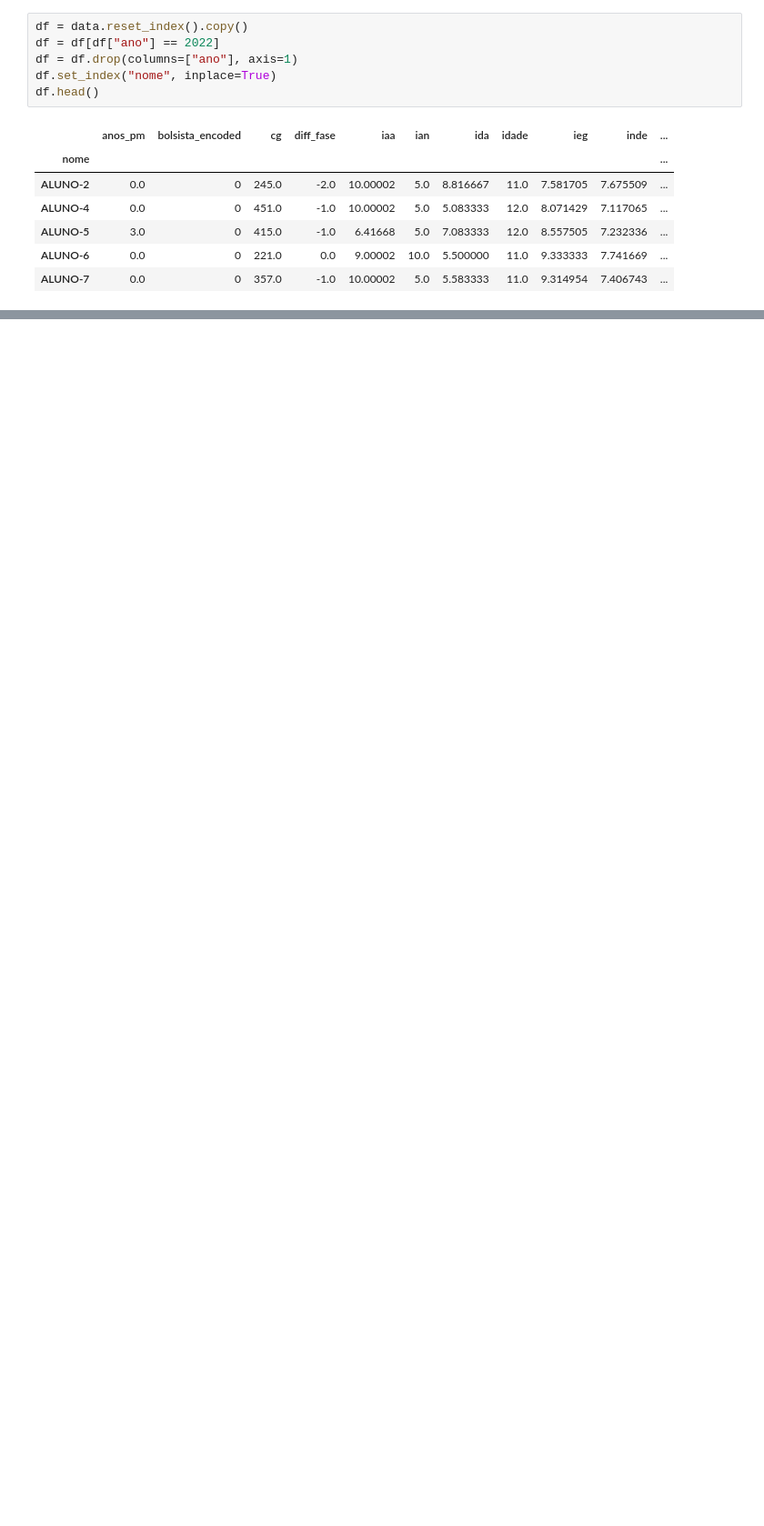
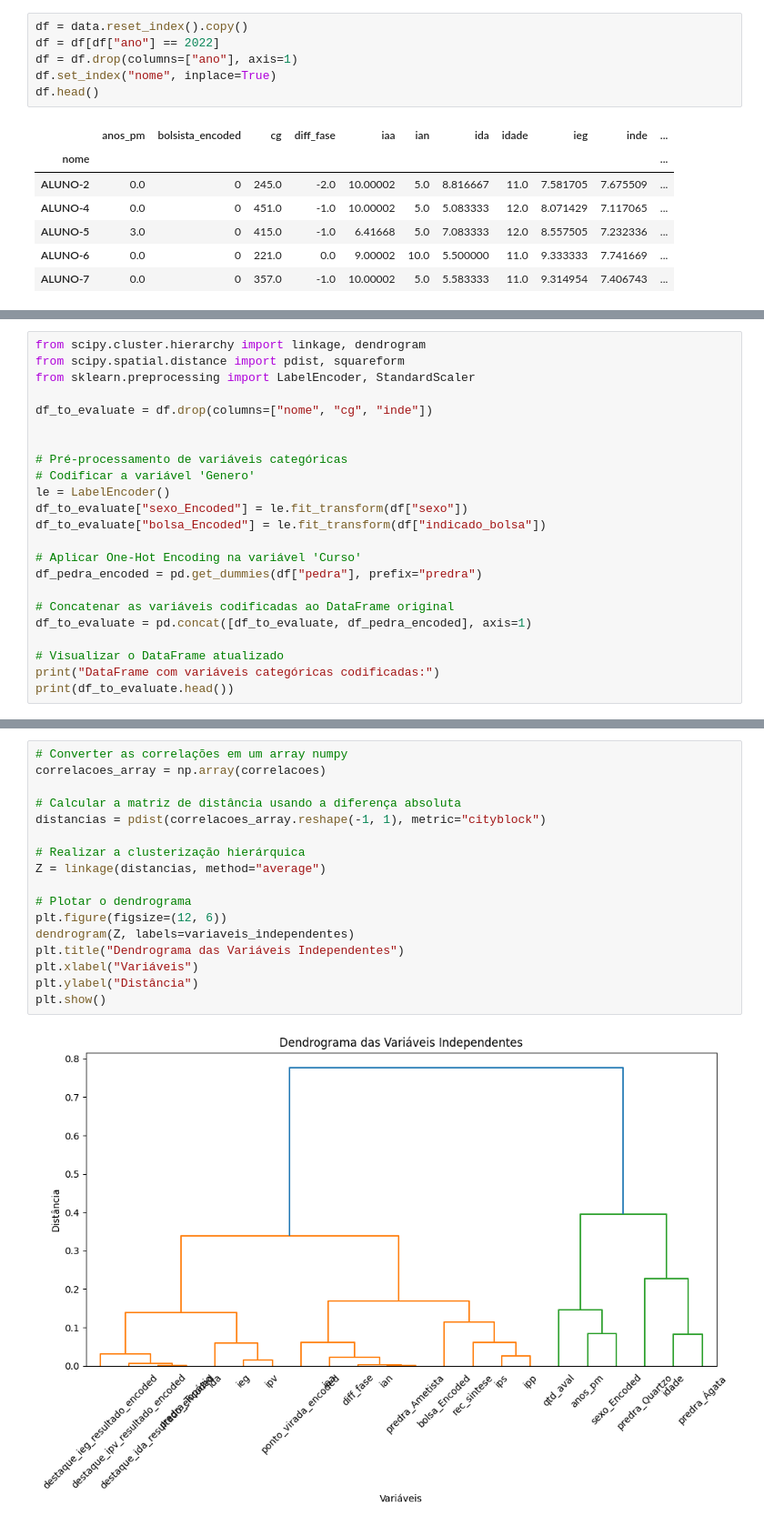
Before and after one commit to carlosvneves/fiap_datathonapp, a Jupyter notebook: notebooks/Clustering-Ranking.ipynb, the cells around one changed output, grey strips where cells are left out. Shown at 91% size. Saved outputs shown, nothing was run; the diff lists cells and outputs as text; blank space fills up the shorter version.

```diff
--- a/notebooks/Clustering-Ranking.ipynb
+++ b/notebooks/Clustering-Ranking.ipynb
@@ -708,0 +627,23 @@ plt.show()
+# %%
+from scipy.cluster.hierarchy import linkage, dendrogram
+from scipy.spatial.distance import pdist, squareform
+from sklearn.preprocessing import LabelEncoder, StandardScaler
+
+df_to_evaluate = df.drop(columns=["nome", "cg", "inde"])
+
+
+# Pré-processamento de variáveis categóricas
+# Codificar a variável 'Genero'
+le = LabelEncoder()
+df_to_evaluate["sexo_Encoded"] = le.fit_transform(df["sexo"])
+df_to_evaluate["bolsa_Encoded"] = le.fit_transform(df["indicado_bolsa"])
+
+# Aplicar One-Hot Encoding na variável 'Curso'
+df_pedra_encoded = pd.get_dummies(df["pedra"], prefix="predra")
+
+# Concatenar as variáveis codificadas ao DataFrame original
+df_to_evaluate = pd.concat([df_to_evaluate, df_pedra_encoded], axis=1)
+
+# Visualizar o DataFrame atualizado
+print("DataFrame com variáveis categóricas codificadas:")
+print(df_to_evaluate.head())
@@ -708,0 +748,19 @@ plt.show()
+# %%
+# Converter as correlações em um array numpy
+correlacoes_array = np.array(correlacoes)
+
+# Calcular a matriz de distância usando a diferença absoluta
+distancias = pdist(correlacoes_array.reshape(-1, 1), metric="cityblock")
+
+# Realizar a clusterização hierárquica
+Z = linkage(distancias, method="average")
+
+# Plotar o dendrograma
+plt.figure(figsize=(12, 6))
+dendrogram(Z, labels=variaveis_independentes)
+plt.title("Dendrograma das Variáveis Independentes")
+plt.xlabel("Variáveis")
+plt.ylabel("Distância")
+plt.show()
+# %% [output]
+[figure, added]
```
Also changed, not shown: parts of 79 cells of this notebook, 3 other files.
